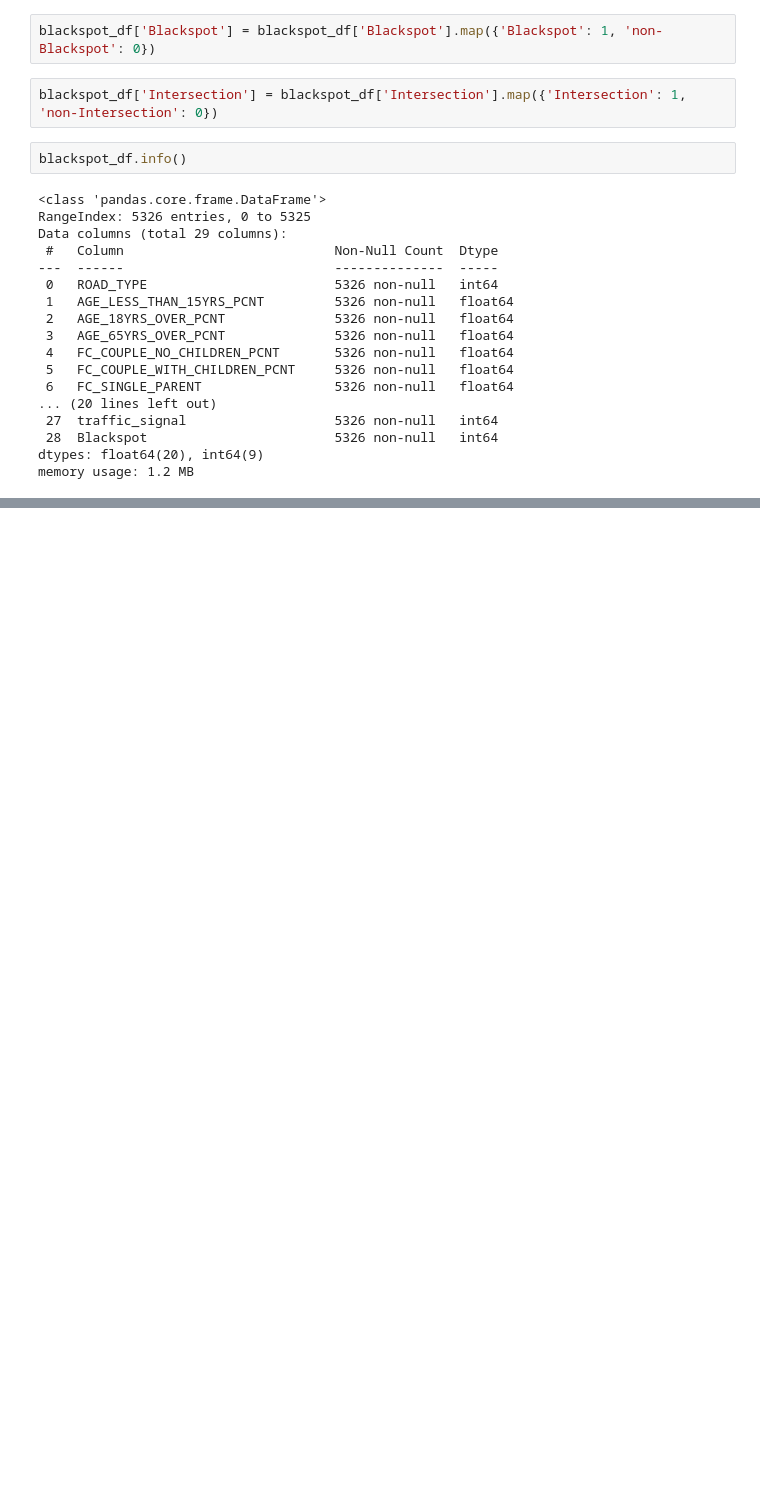
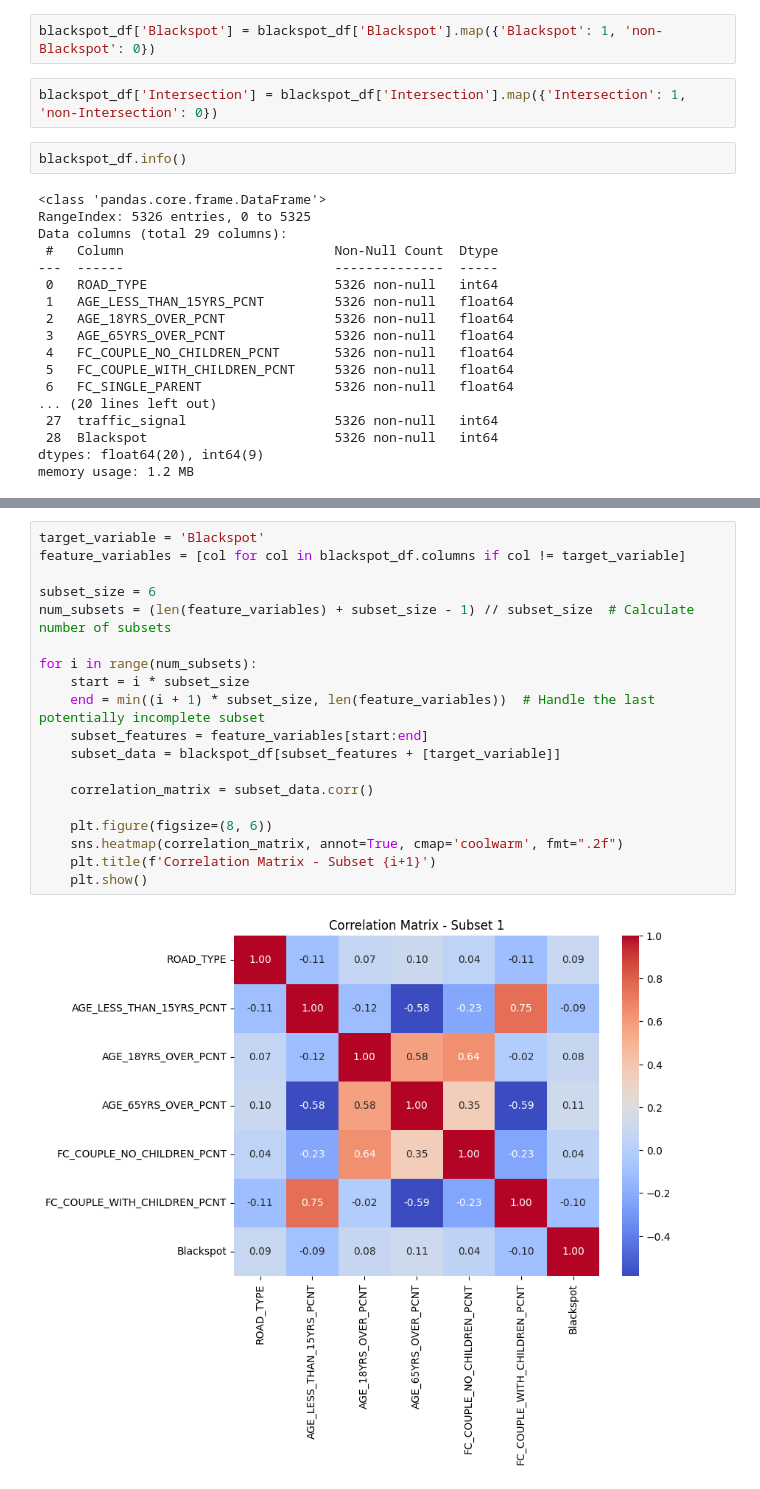
Before and after one commit to poojabathla/VicCrashAnalytics, a Jupyter notebook: scripts/vic_crash_analysis_jupyter.ipynb, the cells around one changed output, grey strips where cells are left out. Cells and saved outputs as stored; diff of their text form; blank space fills up the shorter version.

```diff
--- a/scripts/vic_crash_analysis_jupyter.ipynb
+++ b/scripts/vic_crash_analysis_jupyter.ipynb
@@ -178,0 +292,21 @@ memory usage: 1.2 MB
+# %%
+target_variable = 'Blackspot'
+feature_variables = [col for col in blackspot_df.columns if col != target_variable]
+
+subset_size = 6
+num_subsets = (len(feature_variables) + subset_size - 1) // subset_size  # Calculate number of subsets
+
+for i in range(num_subsets):
+    start = i * subset_size
+    end = min((i + 1) * subset_size, len(feature_variables))  # Handle the last potentially incomplete subset
+    subset_features = feature_variables[start:end]
+    subset_data = blackspot_df[subset_features + [target_variable]]
+
+    correlation_matrix = subset_data.corr()
+
+    plt.figure(figsize=(8, 6))
+    sns.heatmap(correlation_matrix, annot=True, cmap='coolwarm', fmt=".2f")
+    plt.title(f'Correlation Matrix - Subset {i+1}')
+    plt.show()
+# %% [output]
+[figure, added]
```
Also changed, not shown: parts of 12 cells of this notebook.
